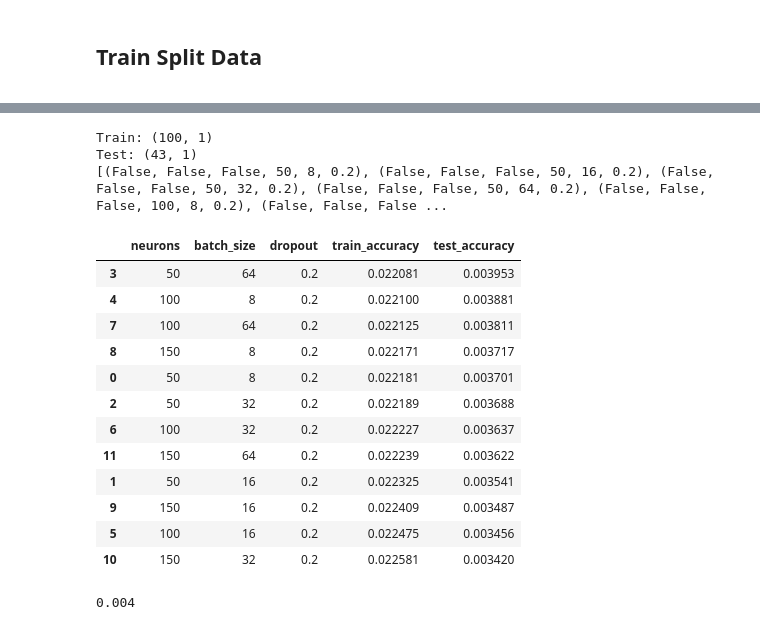
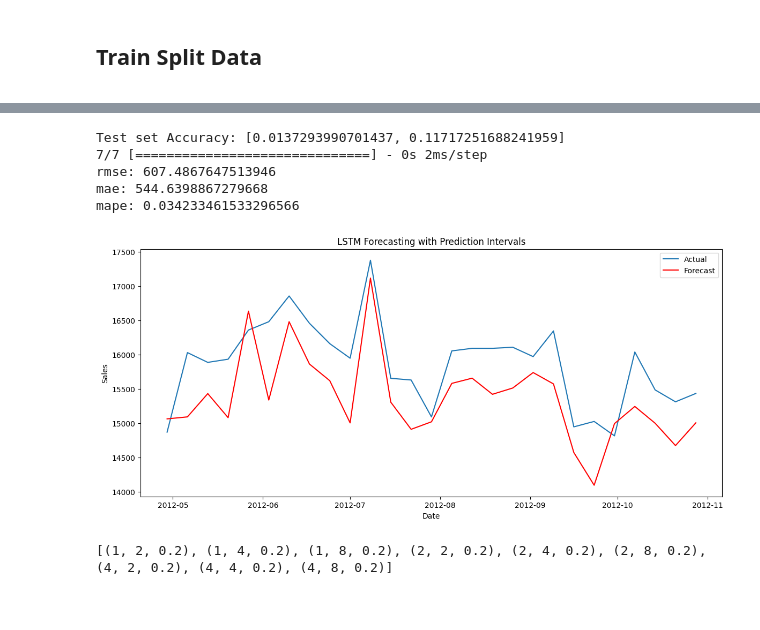
Before and after one commit to kanagaraj0215/Data-Science-Projects, a Jupyter notebook: deep-learning/retail-forecast/KanagarajRamasamy680_project2.ipynb, the cells around one changed output, grey strips where cells are left out. Drawn from its saved outputs; the diff is of its cells as text; code cells hidden in the pictures.

```diff
--- a/deep-learning/retail-forecast/KanagarajRamasamy680_project2.ipynb
+++ b/deep-learning/retail-forecast/KanagarajRamasamy680_project2.ipynb
@@ -669,0 +491,12 @@ def lstm_hyperParameter_Tuning(sales_dataset,config):
+# %%
+#creating difference values to make data stationary
+sales_data_weekly_diff_df = sales_data_weekly_df['Weekly_Sales'].diff().dropna()
+
+#create a new dataframe to model the difference
+df_diff = sales_data_weekly_df.copy().reset_index()
+#add previous sales to the next row
+df_diff['prev_weekly_Sales'] = df_diff['Weekly_Sales'].shift(1)
+#drop the null values and calculate the difference
+df_diff = df_diff.dropna()
+df_diff['diff'] = (df_diff['Weekly_Sales'] - df_diff['prev_weekly_Sales'])
+df_diff.head(5)
@@ -669,0 +510,19 @@ def lstm_hyperParameter_Tuning(sales_dataset,config):
+# %%
+#create dataframe for transformation from time series to supervised
+df_supervised = df_diff.drop(['prev_weekly_Sales'],axis=1)
+#adding lags
+for inc in range(1,54):
+    field_name = 'lag_' + str(inc)
+    df_supervised[field_name] = df_supervised['diff'].shift(inc)
+#drop null values
+df_supervised = df_supervised.dropna().reset_index(drop=True)
+df_supervised.columns
+
+# df_supervised_sale = df_supervised.copy().reset_index()
+
+df_supervised_sale = df_supervised[['Date','Weekly_Sales']]
+df_supervised_sale.set_index('Date', inplace=True)
+
+# df_supervised_sale.set_index('Date', inplace=True)
+
+df_model = df_supervised.drop(['Weekly_Sales','Date'],axis=1)
@@ -669,0 +612,9 @@ def lstm_hyperParameter_Tuning(sales_dataset,config):
+# %%
+initial_test_accuracy =perform_lstm(df_model,1,4,10,0.2,1,False)
+# %% [output]
+Test set Accuracy: [0.0137293990701437, 0.11717251688241959]
+7/7 [==============================] - 0s 2ms/step
+rmse: 607.4867647513946
+mae: 544.6398867279668
+mape: 0.034233461533296566
+[figure, added]
@@ -670,35 +703,11 @@ def lstm_hyperParameter_Tuning(sales_dataset,config):
 # %%
-config = [[False], [False], [False], [50,100,150], [8,16,32,64], [0.2]]
+# config = [ [2,10,25,50], [4,8,16,32], [0.2]]
+
+config = [ [1,2,4], [2,4,8], [0.2]]
 
 
-# list of lists --> [[first_additional_layer], [second_additional_layer], [third_additional_layer], [n_neurons], [n_batch_size], [dropout]]
+# list of lists --> [[n_neurons], [n_batch_size], [dropout]]
 
-model_eval_hist = lstm_hyperParameter_Tuning(sales_data_weekly_df,config)  # change x_train shape
+model_eval_hist = lstm_hyperParameter_tuning(df_model,config)  # change x_train shape
 # %% [output]
-Train: (100, 1)
-Test: (43, 1)
-[(False, False, False, 50, 8, 0.2), (False, False, False, 50, 16, 0.2), (False, False, False, 50, 32, 0.2), (False, False, False, 50, 64, 0.2), (False, False, False, 100, 8, 0.2), (False, False, False ...
+[(1, 2, 0.2), (1, 4, 0.2), (1, 8, 0.2), (2, 2, 0.2), (2, 4, 0.2), (2, 8, 0.2), (4, 2, 0.2), (4, 4, 0.2), (4, 8, 0.2)]
-# %%
-model_eval_hist = pd.DataFrame(model_eval_hist)
-model_eval_hist.columns = ['neurons','batch_size', 'dropout',
-                          'train_accuracy', 'test_accuracy']
-model_eval_hist = model_eval_hist.sort_values(by=['test_accuracy'], ascending=False)
-model_eval_hist
-# %% [output]
-|  | neurons | batch_size | dropout | train_accuracy | test_accuracy |
-| 3 | 50 | 64 | 0.2 | 0.022081 | 0.003953 |
-| 4 | 100 | 8 | 0.2 | 0.022100 | 0.003881 |
-| 7 | 100 | 64 | 0.2 | 0.022125 | 0.003811 |
-| 8 | 150 | 8 | 0.2 | 0.022171 | 0.003717 |
-| 0 | 50 | 8 | 0.2 | 0.022181 | 0.003701 |
-| 2 | 50 | 32 | 0.2 | 0.022189 | 0.003688 |
-| 6 | 100 | 32 | 0.2 | 0.022227 | 0.003637 |
-| 11 | 150 | 64 | 0.2 | 0.022239 | 0.003622 |
-| 1 | 50 | 16 | 0.2 | 0.022325 | 0.003541 |
-| 9 | 150 | 16 | 0.2 | 0.022409 | 0.003487 |
-| 5 | 100 | 16 | 0.2 | 0.022475 | 0.003456 |
-| 10 | 150 | 32 | 0.2 | 0.022581 | 0.003420 |
-# %%
-np.round(model_eval_hist.iloc[0, -1], 4)
-# %% [output]
-0.004
```
Also changed, not shown: parts of 19 cells of this notebook, 4 other files.
